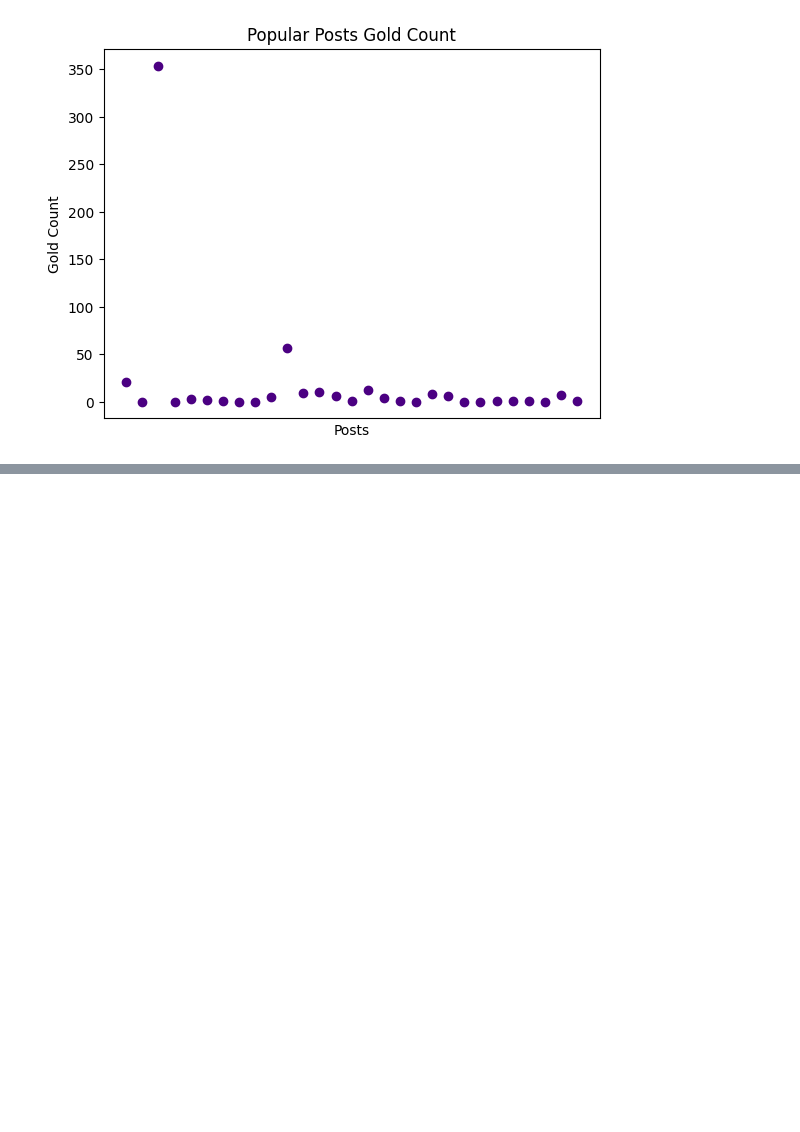
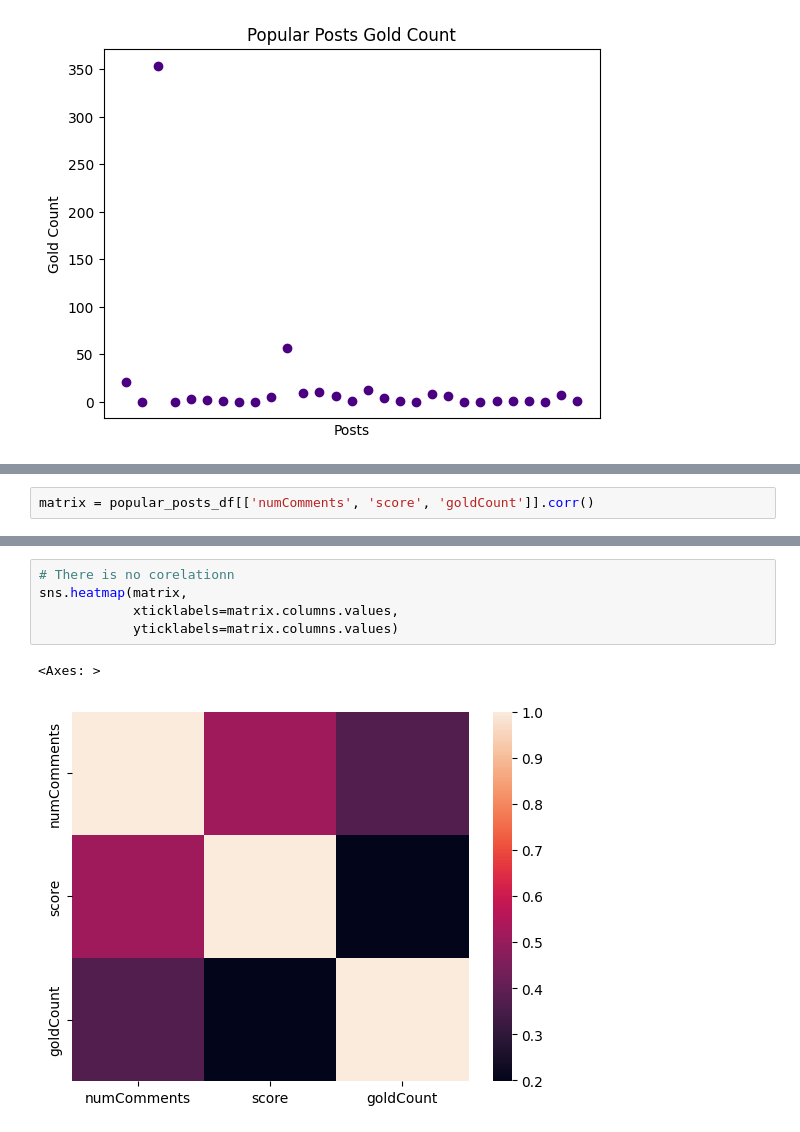
Before and after one commit to AslihanYoldas/Data-Science-reddit-api-project-Ada-lovelace-academy, a Jupyter notebook: main.ipynb, the cells around one changed output, grey strips where cells are left out. Cells and saved outputs as stored; diff of their text form; blank space fills up the shorter version.

```diff
--- a/main.ipynb
+++ b/main.ipynb
@@ -411,0 +422,2 @@ popular_posts_df.query('goldCount > 300')
+# %%
+matrix = popular_posts_df[['numComments', 'score', 'goldCount']].corr()
@@ -411,0 +431,8 @@ popular_posts_df.query('goldCount > 300')
+# %%
+# There is no corelationn
+sns.heatmap(matrix,
+            xticklabels=matrix.columns.values,
+            yticklabels=matrix.columns.values)
+# %% [output]
+<Axes: >
+[figure, added]
```
Also changed, not shown: parts of 13 cells of this notebook, 1 other file.
